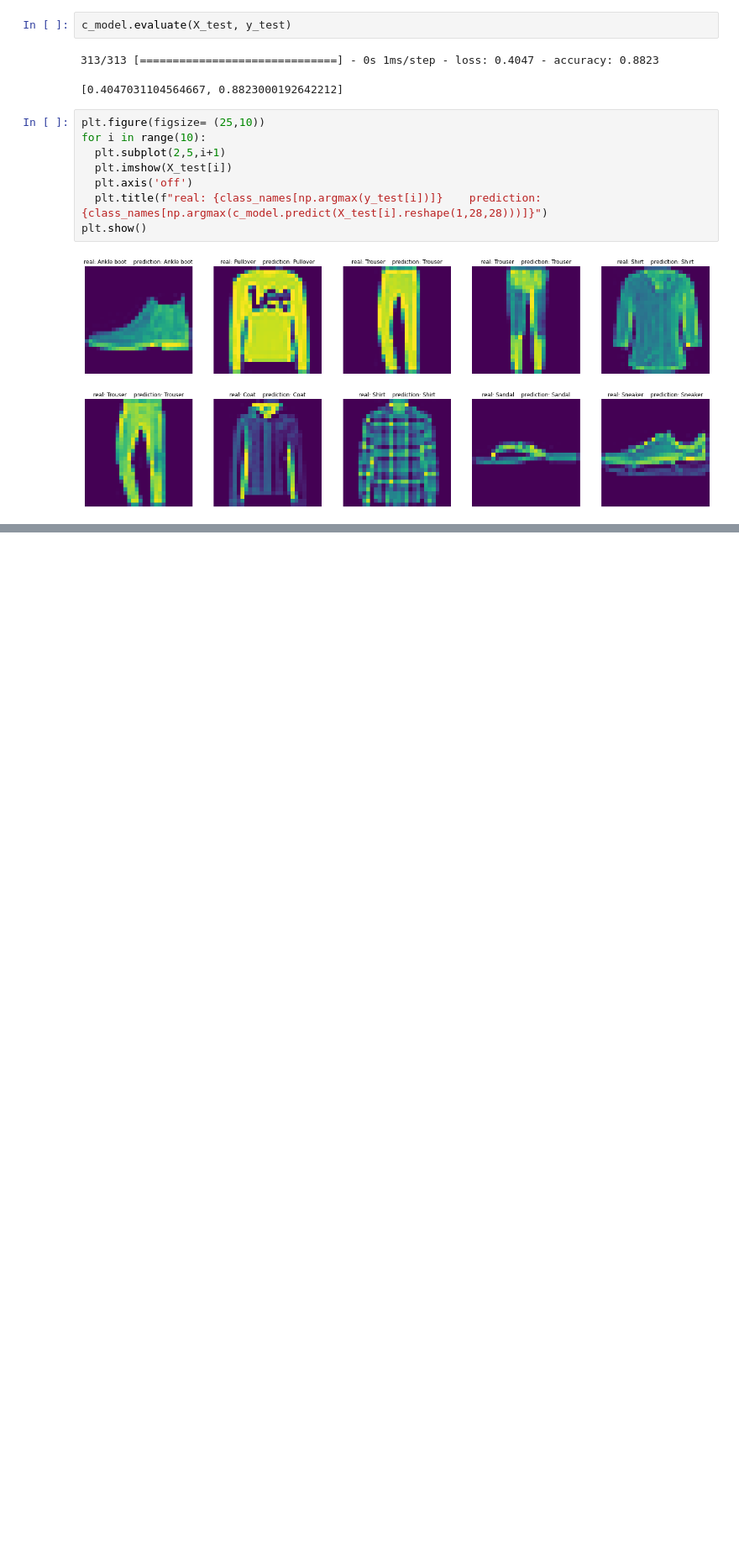
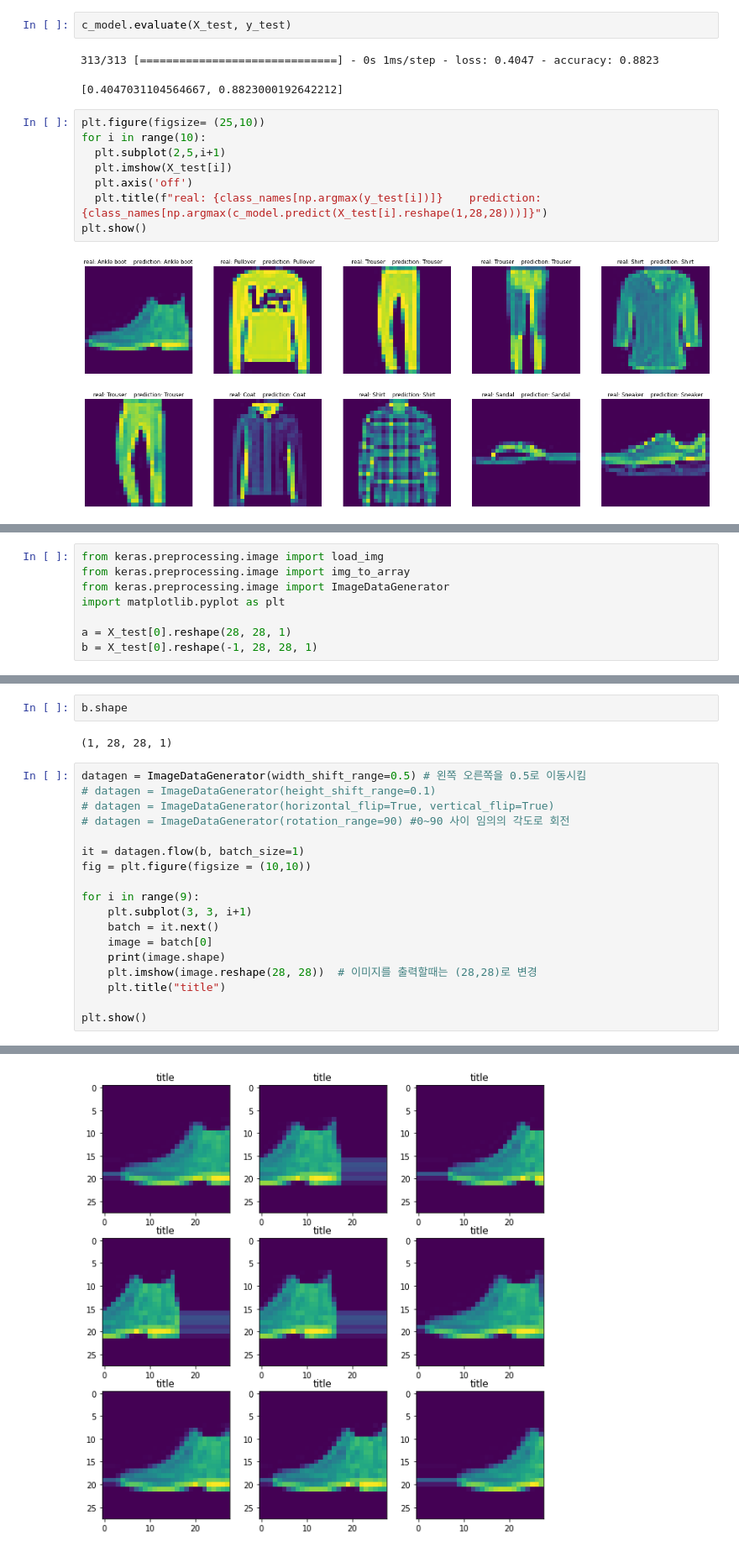
Before and after one commit to PingPingE/Deeplearning_with_Keras, a Jupyter notebook: day03.ipynb, the cells around one changed output, grey strips where cells are left out. Shown: that part at 84% size. Cells and saved outputs as stored; diff of their text form; blank space fills up the shorter version.

Commit message:
solve a multi-class classification problem and also deal with image data

```diff
--- a/day03.ipynb
+++ b/day03.ipynb
@@ -644,0 +653,8 @@ plt.show()
+# %%
+from keras.preprocessing.image import load_img
+from keras.preprocessing.image import img_to_array
+from keras.preprocessing.image import ImageDataGenerator
+import matplotlib.pyplot as plt
+
+a = X_test[0].reshape(28, 28, 1)
+b = X_test[0].reshape(-1, 28, 28, 1)
@@ -644,0 +665,23 @@ plt.show()
+# %%
+b.shape
+# %% [output]
+(1, 28, 28, 1)
+# %%
+datagen = ImageDataGenerator(width_shift_range=0.5) # 왼쪽 오른쪽을 0.5로 이동시킴
+# datagen = ImageDataGenerator(height_shift_range=0.1)
+# datagen = ImageDataGenerator(horizontal_flip=True, vertical_flip=True)
+# datagen = ImageDataGenerator(rotation_range=90) #0~90 사이 임의의 각도로 회전
+
+it = datagen.flow(b, batch_size=1)
+fig = plt.figure(figsize = (10,10))
+
+for i in range(9):
+    plt.subplot(3, 3, i+1)
+    batch = it.next()
+    image = batch[0]
+    print(image.shape)
+    plt.imshow(image.reshape(28, 28))  # 이미지를 출력할때는 (28,28)로 변경
+    plt.title("title")
+
+plt.show()
+# %% [output]
@@ -644,0 +697 @@ plt.show()
+[figure, added]
```
Also changed, not shown: parts of 4 cells of this notebook.
